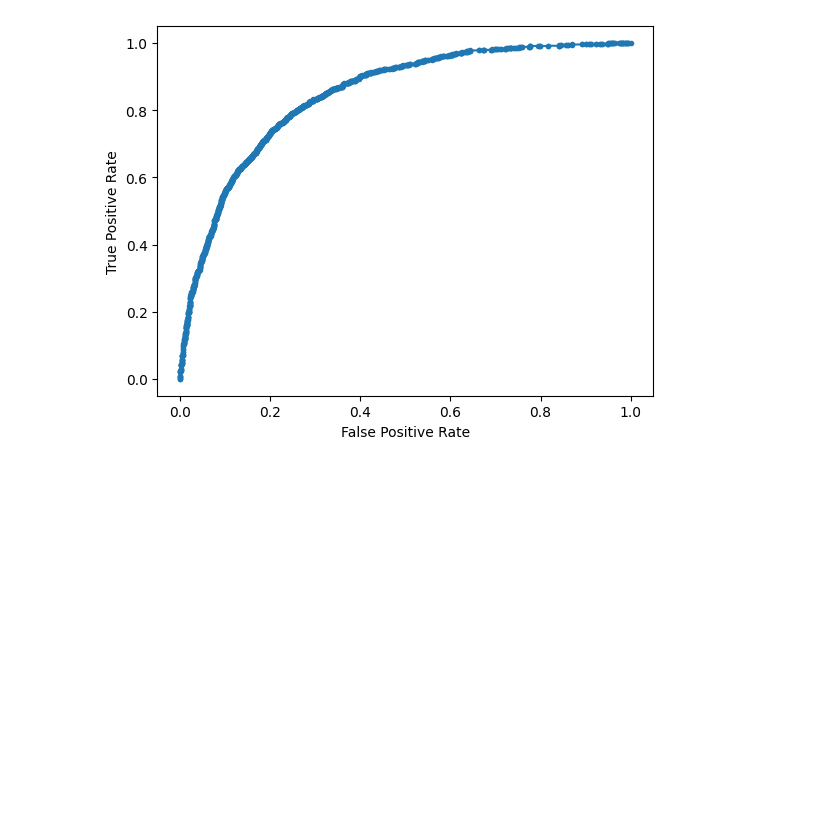
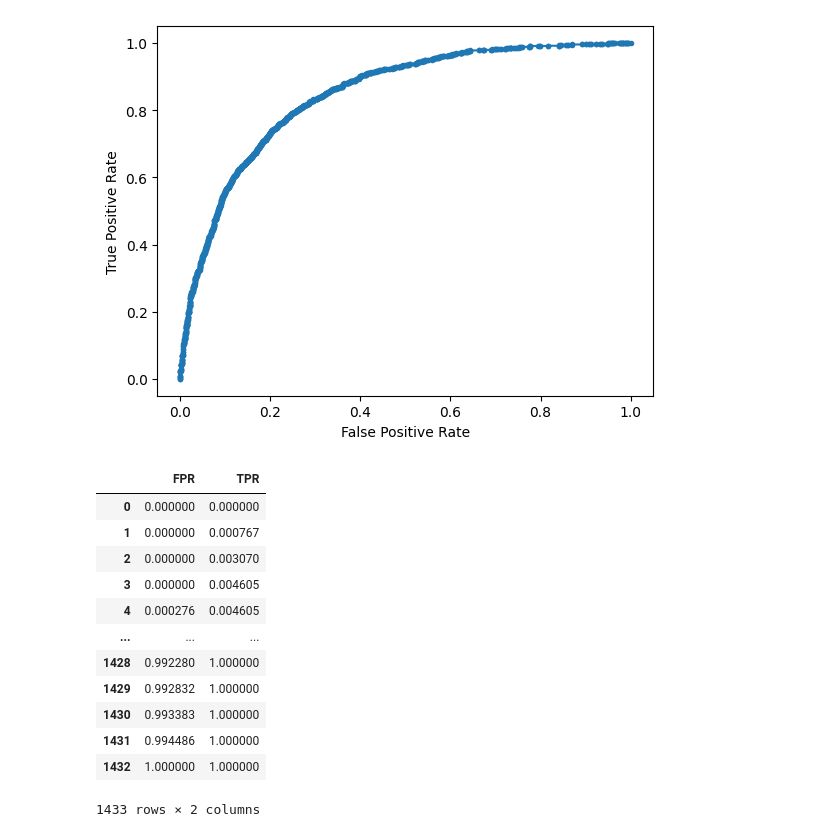
Before and after one commit to asa1997/CarPricePrediction, a Jupyter notebook: Telecom_Customer_Churn/Telecom_CustomerChurn.ipynb, the cells around one changed output. Cells and saved outputs as stored; diff of their text form; code cells hidden in the pictures; blank space fills up the shorter version.

```diff
--- a/Telecom_Customer_Churn/Telecom_CustomerChurn.ipynb
+++ b/Telecom_Customer_Churn/Telecom_CustomerChurn.ipynb
@@ -842,3 +839,19 @@ plt.show()
  [0.3326807  0.6673193 ]]
 Logistic: ROC AUC = 0.846
 [figure]
+# %%
+pd.DataFrame(zip(lr_fpr, lr_tpr), columns=('FPR', 'TPR'))
+# %% [output]
+|  | FPR | TPR |
+| 0 | 0.000000 | 0.000000 |
+| 1 | 0.000000 | 0.000767 |
+| 2 | 0.000000 | 0.003070 |
+| 3 | 0.000000 | 0.004605 |
+| 4 | 0.000276 | 0.004605 |
+| ... | ... | ... |
+| 1428 | 0.992280 | 1.000000 |
+| 1429 | 0.992832 | 1.000000 |
+| 1430 | 0.993383 | 1.000000 |
+| 1431 | 0.994486 | 1.000000 |
+| 1432 | 1.000000 | 1.000000 |
+1433 rows × 2 columns
```
Also changed, not shown: parts of 5 cells of this notebook.
